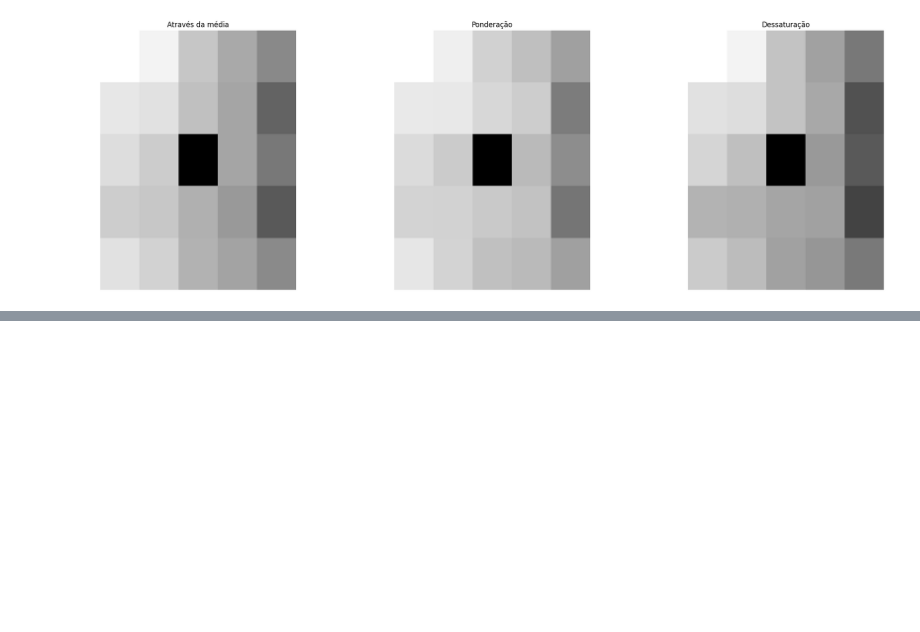
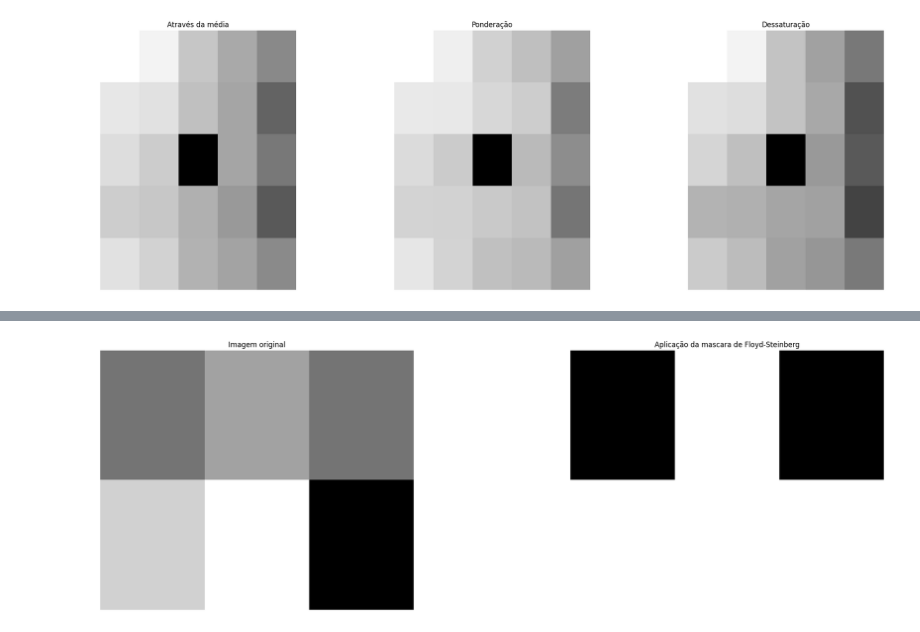
Before and after one commit to Manuelfjr/pdi, a Jupyter notebook: notebooks/00_atv01_code.ipynb, the cells around one changed output, grey strips where cells are left out. Cells and saved outputs as stored; diff of their text form; code cells hidden in the pictures; blank space fills up the shorter version.

```diff
--- a/notebooks/00_atv01_code.ipynb
+++ b/notebooks/00_atv01_code.ipynb
@@ -224,0 +313,21 @@ fig8.savefig(PROJECT_DIR / "assets" / "atv04-q06-05.png", dpi=400)
+# %%
+fig9, ax9 = gerar_imagem(
+    {
+        "orig": {"desc": "Imagem original", "vetor": np.array(
+            [
+                [120, 140, 120],
+                [160, 180, 70]
+            ]
+        )},
+        "bina": {"desc": "Aplicação da mascara de Floyd-Steinberg", "vetor": np.array(
+            [
+                [0, 255, 0],
+                [255, 255, 0]
+            ]
+        )}
+    },
+    figsize=(24, 8)
+)
+fig9.savefig(PROJECT_DIR / "assets" / "atv04-07-01.png", dpi=400)
+# %% [output]
+[figure, added]
```
Also changed, not shown: parts of 6 cells of this notebook, 4 other files.
